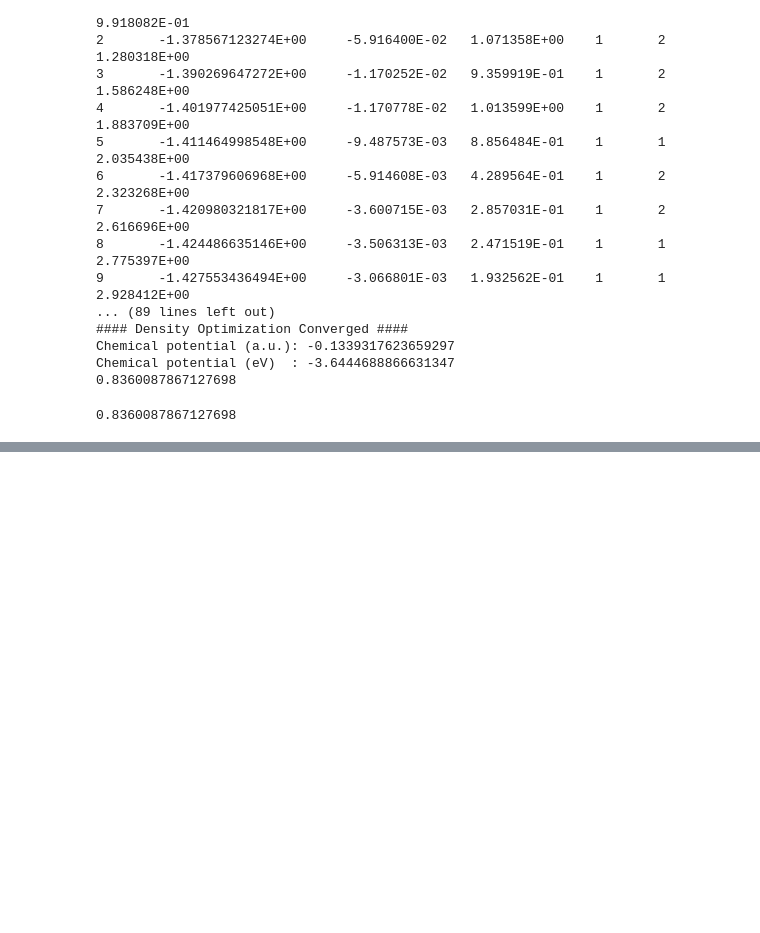
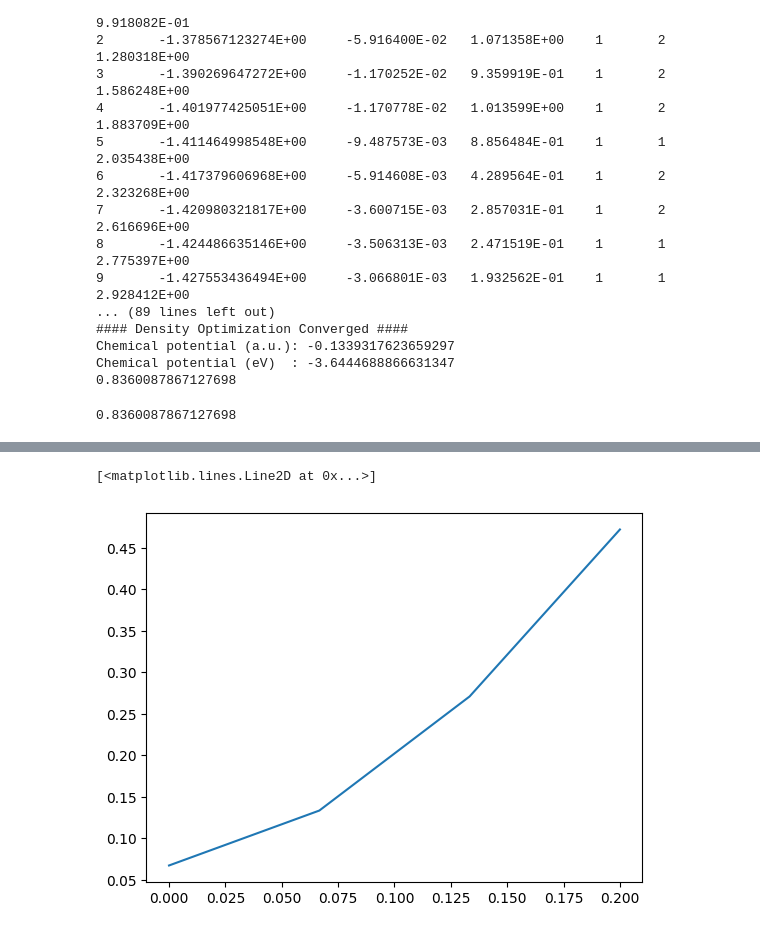
Before and after one commit to ValeriaRV99/wt, a Jupyter notebook: ks_calculations/Helium/DEN.ipynb, the cells around one changed output, grey strips where cells are left out. Saved outputs shown, nothing was run; the diff lists cells and outputs as text; code cells hidden in the pictures; blank space fills up the shorter version.

```diff
--- a/ks_calculations/Helium/DEN.ipynb
+++ b/ks_calculations/Helium/DEN.ipynb
@@ -169,0 +296,5 @@ np.save('rho_DEN', minn.x)
+# %%
+plt.plot(rho01, np.asarray(diff1))
+# %% [output]
+[<matplotlib.lines.Line2D at 0x...>]
+[figure, added]
```
Also changed, not shown: parts of 12 cells of this notebook, 11 other files.
